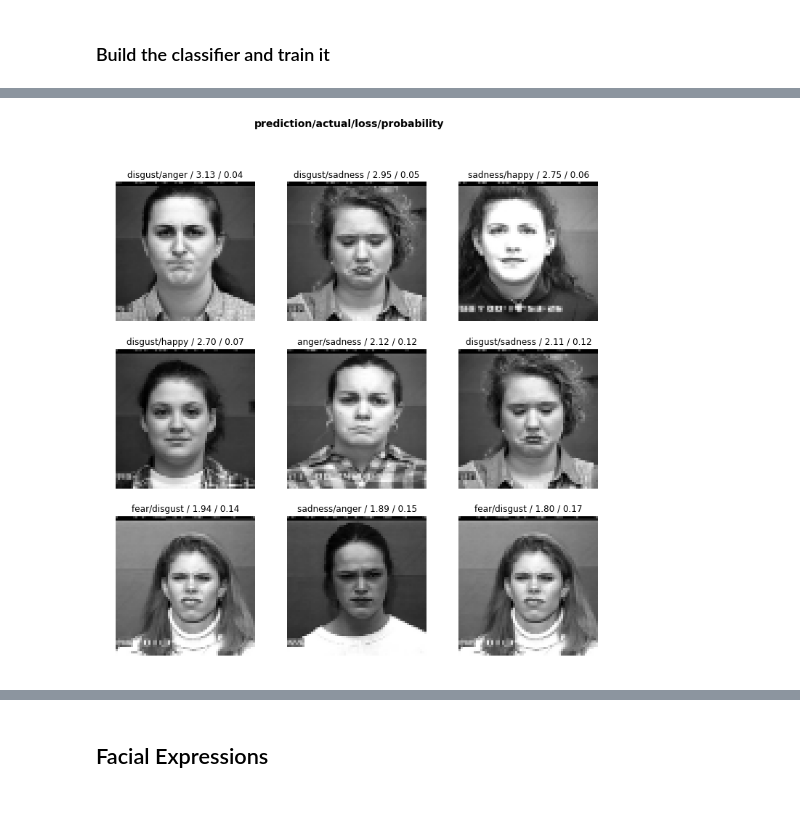
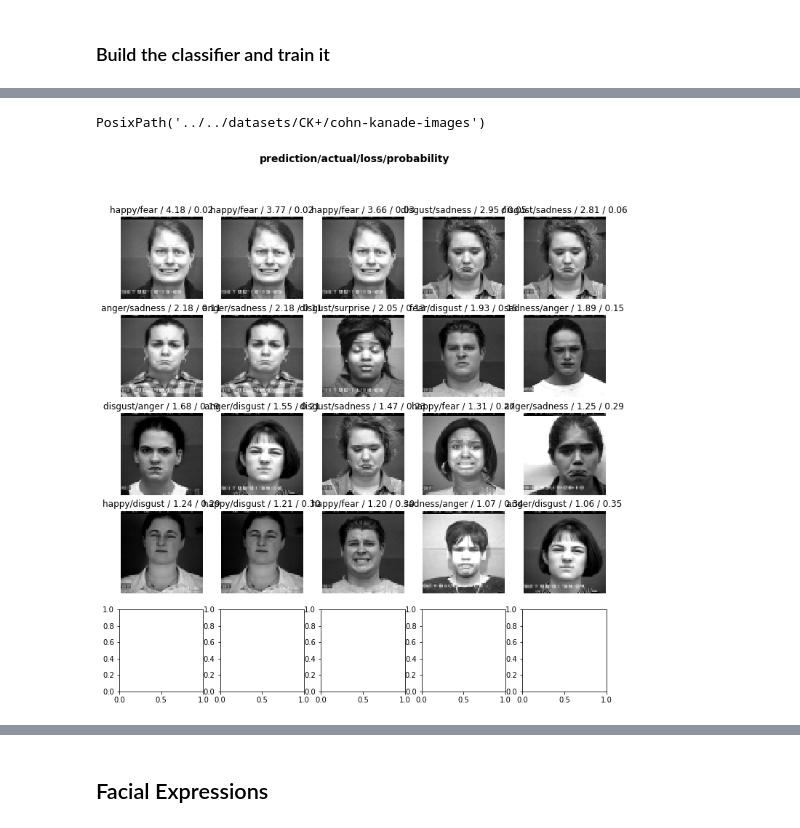
Before and after one commit to pouannes/DeepLearningProjects, a Jupyter notebook: FaceEmotion/Classifier.ipynb, the cells around one changed output, grey strips where cells are left out. Saved outputs shown, nothing was run; the diff lists cells and outputs as text; code cells hidden in the pictures.

Commit message:
add classifier for facial_expressions dataset

```diff
--- a/FaceEmotion/Classifier.ipynb
+++ b/FaceEmotion/Classifier.ipynb
@@ -48,7 +48,7 @@ classes = {
     2: "contempt",
     3: "disgust",
     4: "fear",
-    5: "happy",
+    5: "happiness",
     6: "sadness",
     7: "surprise",
 }
@@ -137,5 +141,5 @@ learner.save('m-2')
 # %%
-learner.load('m-2');
+learner.load('m-resnet34-2');
 # %%
 learner.unfreeze()
 # %%
@@ -169,0 +174,2 @@ Total time: 00:33
+# %%
+learner.fit_one_cycle(5, lrs)
@@ -172,2 +206,6 @@ learner.save('m-3')
 # %%
 learner.load('m-3');
+# %%
+learner.path
+# %% [output]
+PosixPath('../../datasets/CK+/cohn-kanade-images')
@@ -176,6 +216,6 @@ preds,y,losses = learner.get_preds(with_loss=True)
 # %%
 interp = ClassificationInterpretation(data, preds, y, losses)
 # %%
-interp.plot_top_losses(9)
+interp.plot_top_losses(20)
 # %% [output]
-[figure, old version]
+[figure, new version]
```
Also changed, not shown: parts of 49 cells of this notebook.
